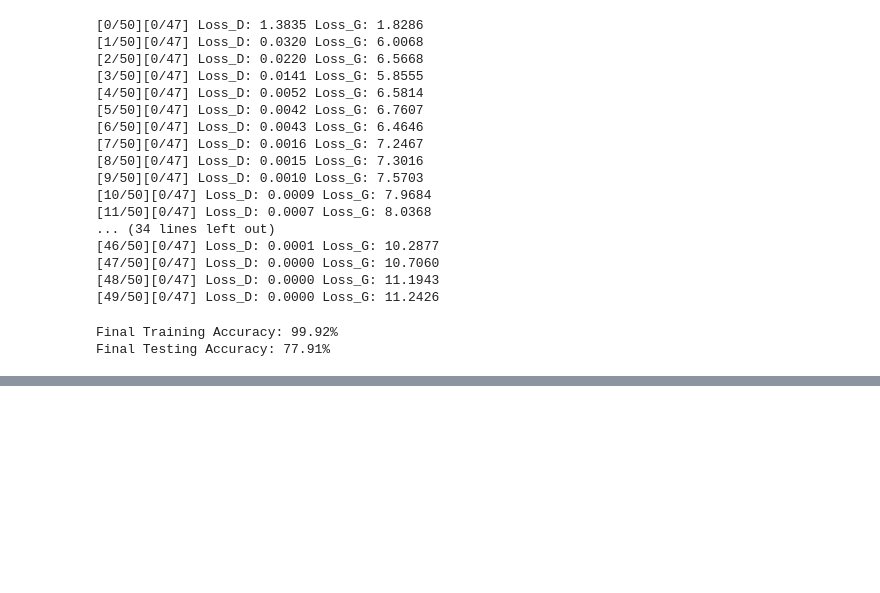
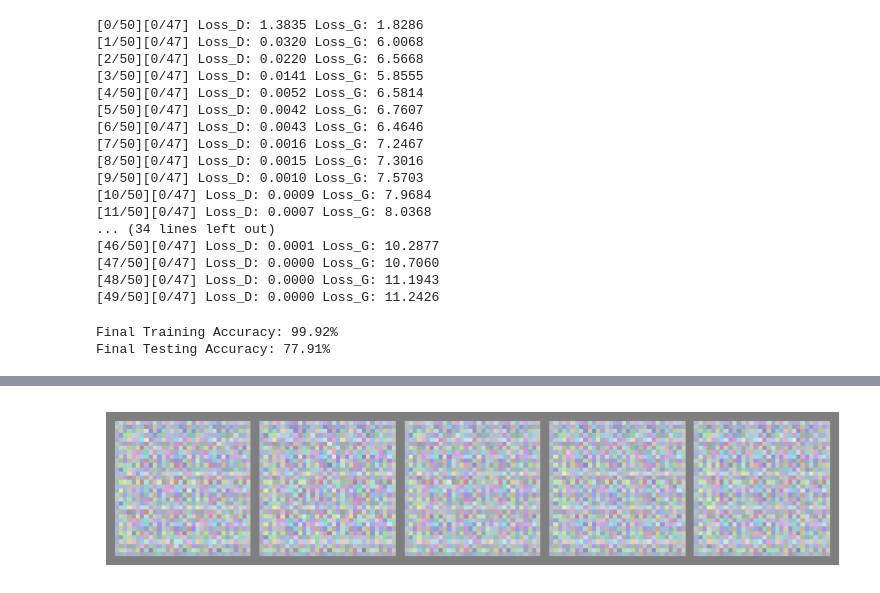
Before and after one commit to Yair7799/nike-ds-project, a Jupyter notebook: nike_GAN.ipynb, the cells around one changed output, grey strips where cells are left out. Saved outputs shown, nothing was run; the diff lists cells and outputs as text; code cells hidden in the pictures; blank space fills up the shorter version.

```diff
--- a/nike_GAN.ipynb
+++ b/nike_GAN.ipynb
@@ -178,0 +373,53 @@ Final Testing Accuracy: 77.91%
+# %%
+import torch
+import torchvision.transforms as transforms
+from torchvision.utils import make_grid
+import matplotlib.pyplot as plt
+
+# Set device
+device = torch.device("cuda" if torch.cuda.is_available() else "cpu")
+
+class Generator(nn.Module):
+    def __init__(self):
+        super(Generator, self).__init__()
+        self.model = nn.Sequential(
+            nn.ConvTranspose2d(latent_size, 256, kernel_size=4, stride=1, padding=0),
+            nn.BatchNorm2d(256),
+            nn.ReLU(True),
+            nn.ConvTranspose2d(256, 128, kernel_size=4, stride=2, padding=1),
+            nn.BatchNorm2d(128),
+            nn.ReLU(True),
+            nn.ConvTranspose2d(128, 64, kernel_size=4, stride=2, padding=1),
+            nn.BatchNorm2d(64),
+            nn.ReLU(True),
+            nn.ConvTranspose2d(64, 3, kernel_size=4, stride=2, padding=1, output_padding=0),
+            nn.Tanh()
+        )
+
+    def forward(self, x):
+        return self.model(x)
+
+# Load the trained generator model
+generator = Generator().to(device)
+generator.load_state_dict(torch.load('generator.pth'))
+generator.eval()
+
+# Generate 5 images
+num_images = 5
+with torch.no_grad():
+    noise = torch.randn(num_images, latent_size, 1, 1, device=device)
+    generated_images = generator(noise)
+
+# Denormalize the images (if normalization was applied during training)
+# Replace 'mean' and 'std' with the values used during training if applicable
+denormalize = transforms.Compose([transforms.Normalize(mean=[-1, -1, -1], std=[2, 2, 2]), transforms.ToPILImage()])
+generated_images_denorm = make_grid(generated_images.cpu(), nrow=5, normalize=True)
+generated_images_denorm = denormalize(generated_images_denorm)
+
+# Plot the generated images
+plt.figure(figsize=(10, 2))
+plt.imshow(generated_images_denorm)
+plt.axis('off')
+plt.show()
+# %% [output]
+[figure, added]
```
Also changed, not shown: parts of 2 cells of this notebook, 12 other files.
